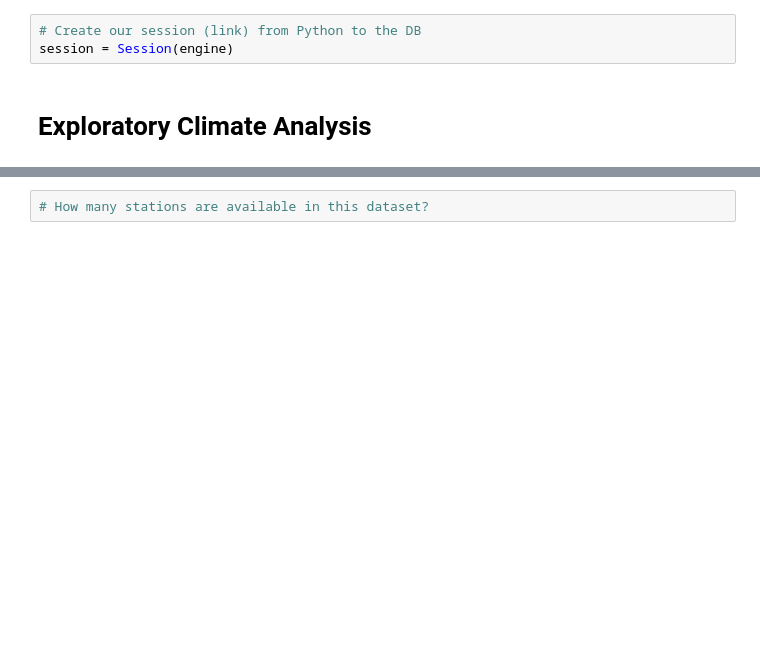
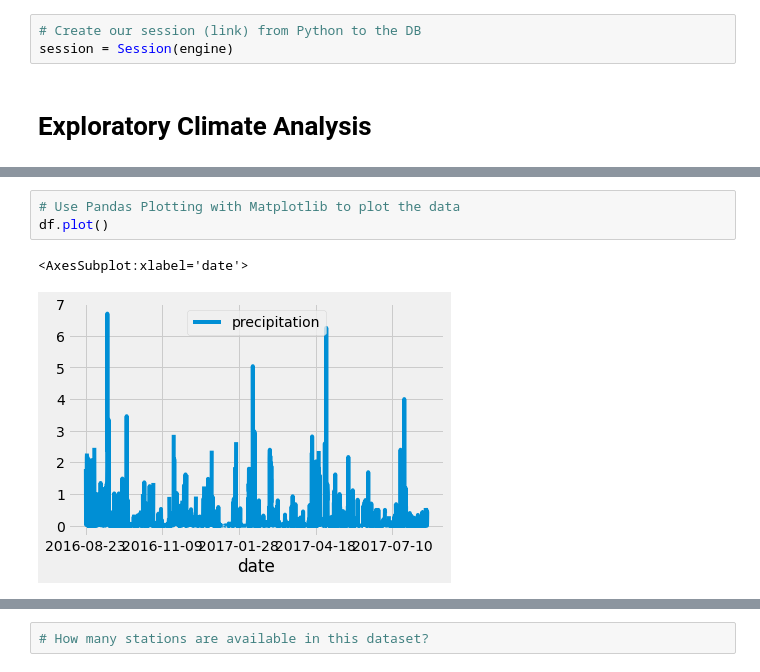
Before and after one commit to AAVWALSH/surfs_up, a Jupyter notebook: climate_analysis.ipynb, the cells around one changed output, grey strips where cells are left out. Saved outputs shown, nothing was run; the diff lists cells and outputs as text; blank space fills up the shorter version.

```diff
--- a/climate_analysis.ipynb
+++ b/climate_analysis.ipynb
@@ -53,2 +77,8 @@ session = Session(engine)
+# %%
+# Use Pandas Plotting with Matplotlib to plot the data
+df.plot()
+# %% [output]
+<AxesSubplot:xlabel='date'>
+[figure, added]
 # %%
 # Use Pandas to calculate the summary statistics for the precipitation data
```
Also changed, not shown: parts of 2 cells of this notebook.
